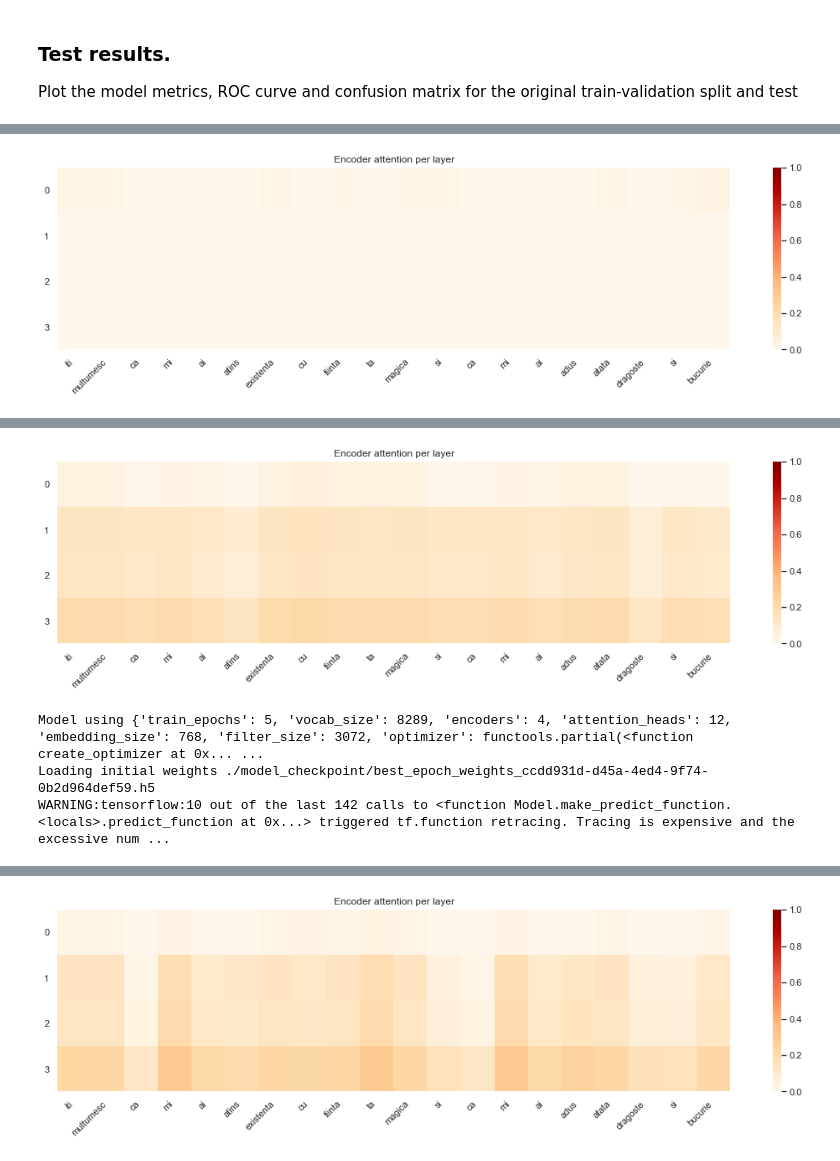
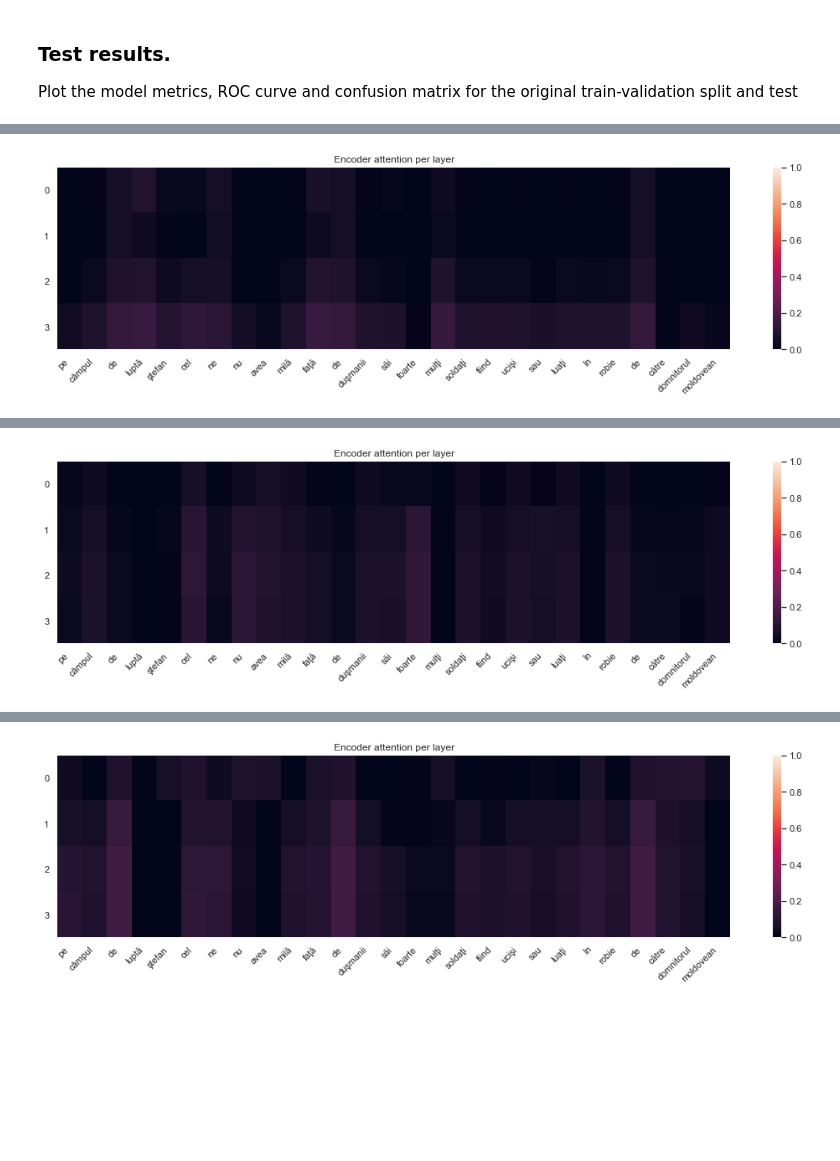
Before and after one commit to glypher/romanian_bert, a Jupyter notebook: romanian_bert_wiki.ipynb, the cells around one changed output, grey strips where cells are left out. Cells and saved outputs as stored; diff of their text form; code cells hidden in the pictures; blank space fills up the shorter version.

Commit message:
Added presentation and last run

```diff
--- a/romanian_bert_wiki.ipynb
+++ b/romanian_bert_wiki.ipynb
@@ -602,6 +602,7 @@ if TRAIN_LANGUAGE_MODEL:
 
     model = TransformerModel(**lm_hyper_lookup.best_params,
                             load_initial_weights=BEST_WEIGHTS_TRANSFER)
+    model.load_weights()
 
     for masked, orig, sample_weight in MaskedTrainDataset(all_data[0:BATCH_SIZE],
                                                           len(VOCAB)+1, lm_hyper_lookup.best_params['mask_words']).take(1):
@@ -630,8 +632,7 @@ curând
 # %% [markdown]
 ### Attention heatmap
 # %%
-import matplotlib.pyplot as plt
-import seaborn as sns
+tf.get_logger().setLevel('ERROR')
 def plot_attention(model, text:str):
     df = pd.DataFrame({'sid':[0], 'text':[text], 'target':[0]})
     df_text = mm.PreprocessPipeline(df, 'romanian', vocab=VOCAB).process([
@@ -655,7 +656,6 @@ def plot_attention(model, text:str):
     d = pd.DataFrame(data=attention, columns=df_text['text'][0])
     mm.PlotBuilder().create_subplots(1,1, (18,4)).create_heatmap(
         d, "Encoder attention per layer", vmin=0, vmax=1.0).show()
-    #, cmap="OrRd"
 
 for history, checkpoint in zip(lm_hyper_lookup.history.histories, lm_hyper_lookup.checkpoints):
     model = TransformerModel(**history.model_params,
@@ -663,5 +663,5 @@ for history, checkpoint in zip(lm_hyper_lookup.history.histories, lm_hyper_looku
                             save_attention=True)
     model.load_weights()
 
-    plot_attention(model, "Iti multumesc ca mi - ai atins existenta cu fiinta ta magica si ca mi - ai adus atata dragoste si bucurie")
+    plot_attention(model, "Pe câmpul de luptă, Ştefan cel $NE$ nu avea milă faţă de duşmanii săi, foarte mulţi soldaţi fiind ucişi sau luaţi în robie de către domnitorul moldovean")
 # %% [output]
@@ -887,6 +874,6 @@ TEST accuracy: 0.8613861386138614
 # %%
 for history, checkpoint in zip(train_lookup.history.histories, train_lookup.checkpoints):
     model = load_model(ClassifierModel, history.model_params, checkpoint, save_attention=True)
-    plot_attention(model, "Iti multumesc ca mi - ai atins existenta cu fiinta ta magica si ca mi - ai adus atata dragoste si bucurie")
+    plot_attention(model, "Pe câmpul de luptă, Ştefan cel $NE$ nu avea milă faţă de duşmanii săi, foarte mulţi soldaţi fiind ucişi sau luaţi în robie de către domnitorul moldovean")
 # %% [output]
 Model using {'train_epochs': 5, 'vocab_size': 8289, 'encoders': 4, 'attention_heads': 12, 'embedding_size': 768, 'filter_size': 3072, 'optimizer': functools.partial(<function create_optimizer at 0x... ...
@@ -894,0 +881 @@ WARNING:tensorflow:8 out of the last 140 calls to <function Model.make_predict_f
+[figure, new version]
@@ -896,2 +884,2 @@ WARNING:tensorflow:8 out of the last 140 calls to <function Model.make_predict_f
-[figure, old version]
+[figure, new version]
 Model using {'train_epochs': 5, 'vocab_size': 8289, 'encoders': 4, 'attention_heads': 12, 'embedding_size': 768, 'filter_size': 3072, 'optimizer': functools.partial(<function create_optimizer at 0x... ...
@@ -901,4 +886,0 @@ WARNING:tensorflow:9 out of the last 141 calls to <function Model.make_predict_f
-[figure, old version]
-Model using {'train_epochs': 5, 'vocab_size': 8289, 'encoders': 4, 'attention_heads': 12, 'embedding_size': 768, 'filter_size': 3072, 'optimizer': functools.partial(<function create_optimizer at 0x... ...
-Loading initial weights ./model_checkpoint/best_epoch_weights_ccdd931d-d45a-4ed4-9f74-0b2d964def59.h5
-WARNING:tensorflow:10 out of the last 142 calls to <function Model.make_predict_function.<locals>.predict_function at 0x...> triggered tf.function retracing. Tracing is expensive and the excessive num ...
@@ -906 +887 @@ WARNING:tensorflow:10 out of the last 142 calls to <function Model.make_predict_
-[figure, old version]
+[figure, new version]
```
Also changed, not shown: parts of 9 cells of this notebook, 2 other files.
